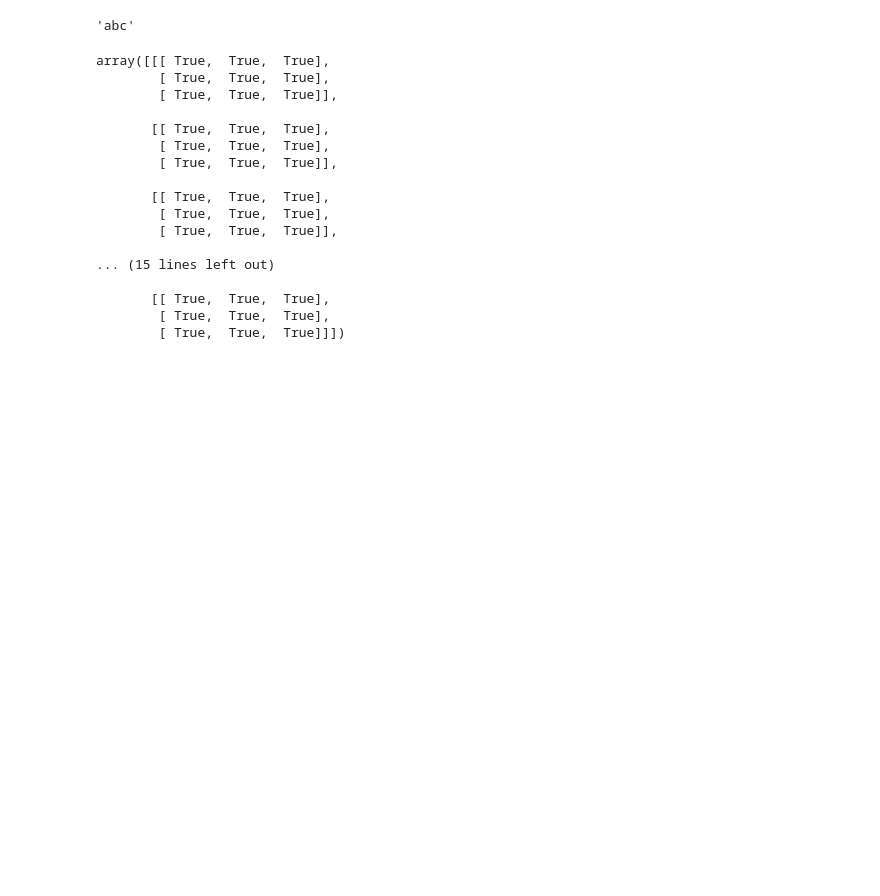
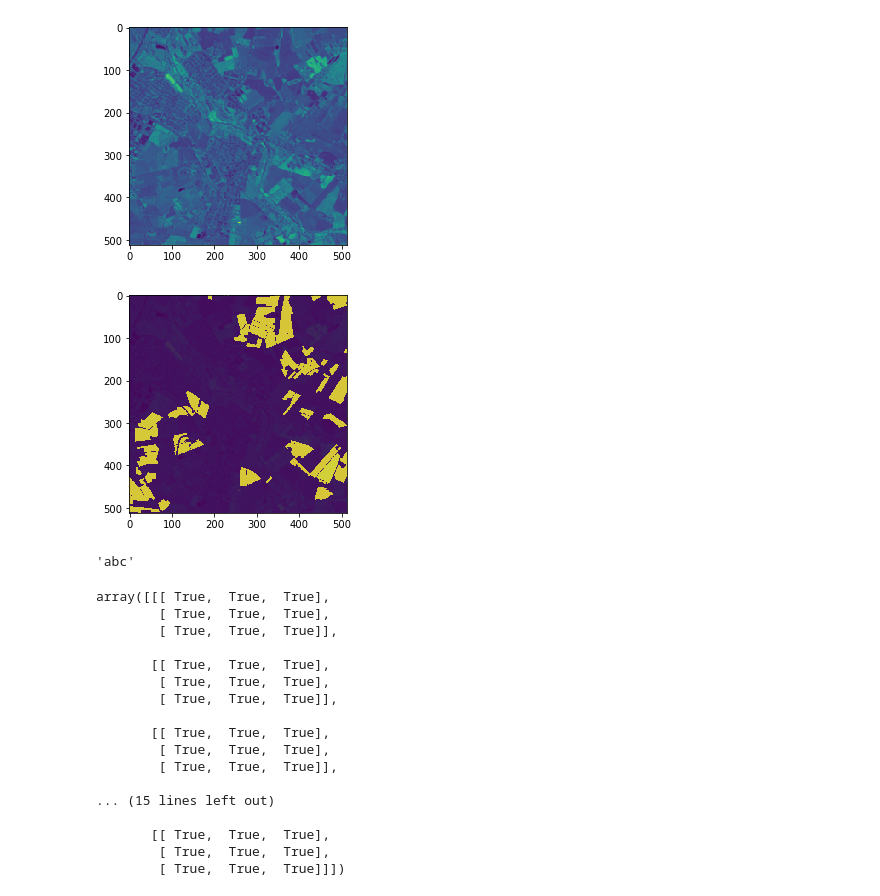
Before and after one commit to adithyaiyer1999/BudnipWheat, a Jupyter notebook: Data Augmentation.ipynb, the cells around one changed output. Cells and saved outputs as stored; diff of their text form; code cells hidden in the pictures; blank space fills up the shorter version.

```diff
--- a/Data Augmentation.ipynb
+++ b/Data Augmentation.ipynb
@@ -21,6 +22,20 @@ for i in (image_list):
 # %%
 image_listnew = os.listdir(path_image)[1:]
 mask_listnew = os.listdir(path_image)[1:]
+# %%
+image = np.load(path_image+'transformed_image_141.npy')
+mask = np.load(path_mask+'transformed_image_141.npy')
+# %%
+plt.imshow(image[6])
+plt.imshow(mask, alpha = 0.0)
+plt.show()
+
+plt.imshow(image[6])
+plt.imshow(mask, alpha = 0.8)
+plt.show()
+# %% [output]
+[figure, added]
+[figure, added]
 # %%
 a = 'abc.npy'
 a[0:-4]
```
Also changed, not shown: parts of 2 cells of this notebook, 5 other files.
